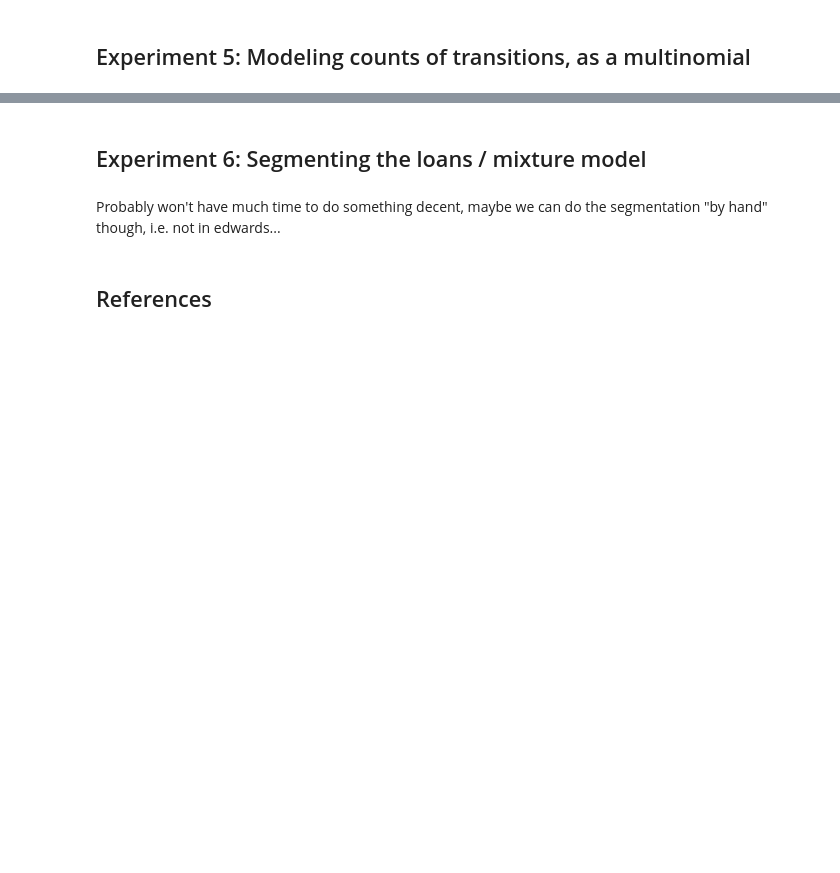
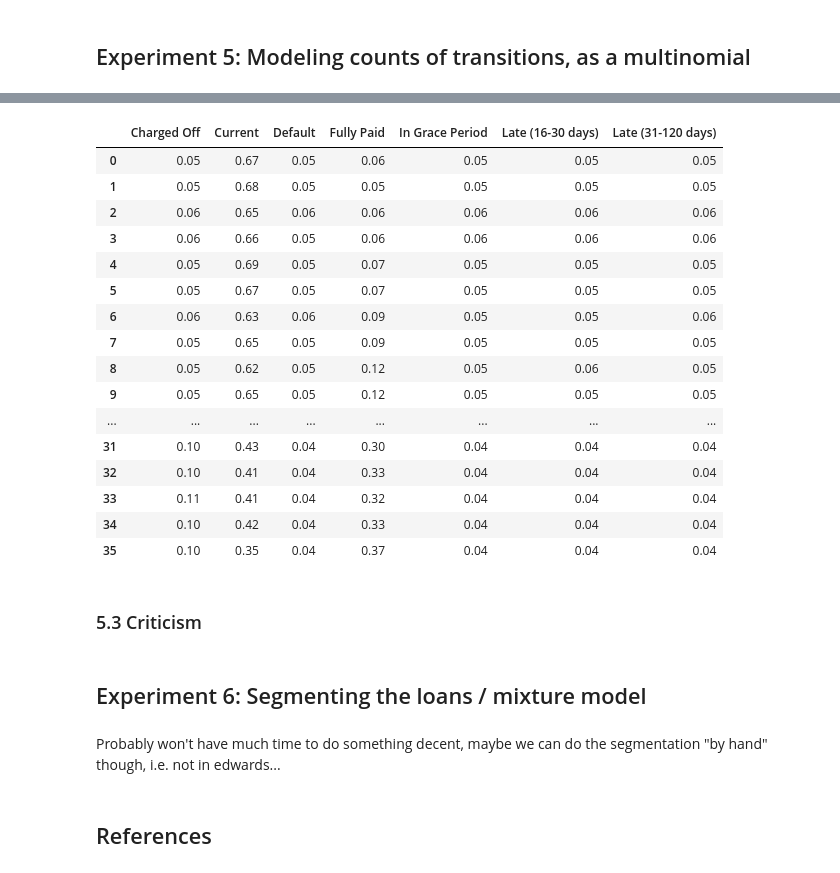
Before and after one commit to basilvetas/lending-club-analysis, a Jupyter notebook: final-project/final-notebook.ipynb, the cells around one changed output, grey strips where cells are left out. Saved outputs shown, nothing was run; the diff lists cells and outputs as text; code cells hidden in the pictures; blank space fills up the shorter version.

```diff
--- a/final-project/final-notebook.ipynb
+++ b/final-project/final-notebook.ipynb
@@ -465,0 +468,3 @@ inferred_matrices[0]
+# %%
+pi_list, counts = utils.models.build_multinomial(
+    n_states, chain_len, total_counts_per_month=x_train.shape[0])
@@ -465,0 +477,2 @@ inferred_matrices[0]
+# %%
+counts_per_month = utils.utils.get_counts_per_month(x_train, n_states)
@@ -465,0 +485,3 @@ inferred_matrices[0]
+# %%
+inferred_matrix, sess, qpi_list = utils.inference.infer_counts_multinomial(
+    counts_per_month, pi_list, counts, x_train.shape[0], n_states, chain_len)
@@ -466,3 +490,25 @@ inferred_matrices[0]
+# %%
+round(inferred_matrix, 2)
+# %% [output]
+|  | Charged Off | Current | Default | Fully Paid | In Grace Period | Late (16-30 days) | Late (31-120 days) |
+| 0 | 0.05 | 0.67 | 0.05 | 0.06 | 0.05 | 0.05 | 0.05 |
+| 1 | 0.05 | 0.68 | 0.05 | 0.05 | 0.05 | 0.05 | 0.05 |
+| 2 | 0.06 | 0.65 | 0.06 | 0.06 | 0.06 | 0.06 | 0.06 |
+| 3 | 0.06 | 0.66 | 0.05 | 0.06 | 0.06 | 0.06 | 0.06 |
+| 4 | 0.05 | 0.69 | 0.05 | 0.07 | 0.05 | 0.05 | 0.05 |
+| 5 | 0.05 | 0.67 | 0.05 | 0.07 | 0.05 | 0.05 | 0.05 |
+| 6 | 0.06 | 0.63 | 0.06 | 0.09 | 0.05 | 0.05 | 0.06 |
+| 7 | 0.05 | 0.65 | 0.05 | 0.09 | 0.05 | 0.05 | 0.05 |
+| 8 | 0.05 | 0.62 | 0.05 | 0.12 | 0.05 | 0.06 | 0.05 |
+| 9 | 0.05 | 0.65 | 0.05 | 0.12 | 0.05 | 0.05 | 0.05 |
+| ... | ... | ... | ... | ... | ... | ... | ... |
+| 31 | 0.10 | 0.43 | 0.04 | 0.30 | 0.04 | 0.04 | 0.04 |
+| 32 | 0.10 | 0.41 | 0.04 | 0.33 | 0.04 | 0.04 | 0.04 |
+| 33 | 0.11 | 0.41 | 0.04 | 0.32 | 0.04 | 0.04 | 0.04 |
+| 34 | 0.10 | 0.42 | 0.04 | 0.33 | 0.04 | 0.04 | 0.04 |
+| 35 | 0.10 | 0.35 | 0.04 | 0.37 | 0.04 | 0.04 | 0.04 |
+# %% [markdown]
+### 5.3 Criticism
 # %%
 # TODO
 # %% [markdown]
```
Also changed, not shown: parts of 6 cells of this notebook, 3 other files.
